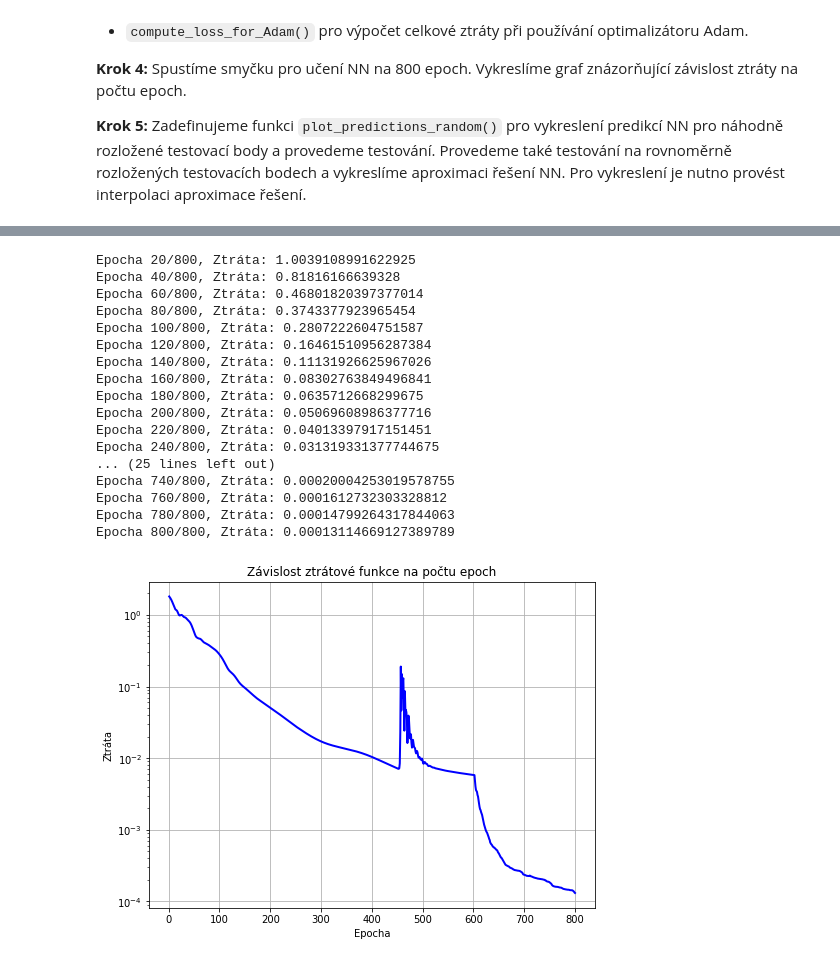
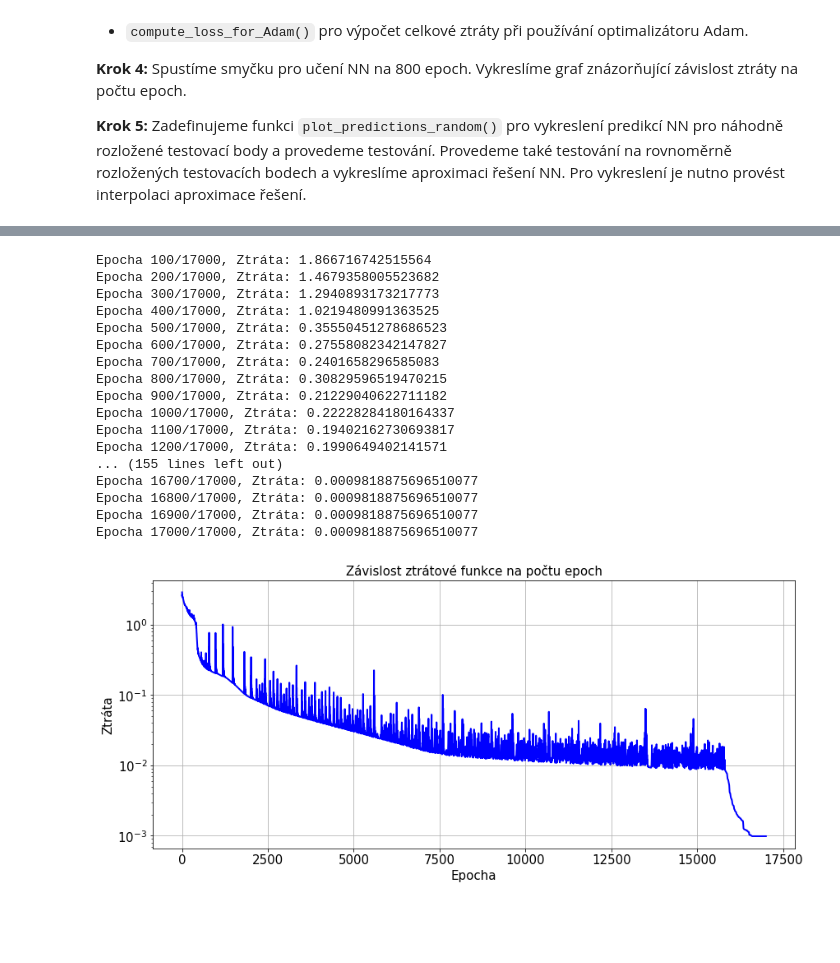
Before and after one commit to STE0493/DP-PINNs, a Jupyter notebook: 4_PUBLISH_2d_uloha_pinn_dve_membrany.ipynb, the cells around one changed output, grey strips where cells are left out. Drawn from its saved outputs; the diff is of its cells as text; code cells hidden in the pictures; blank space fills up the shorter version.

```diff
--- a/4_PUBLISH_2d_uloha_pinn_dve_membrany.ipynb
+++ b/4_PUBLISH_2d_uloha_pinn_dve_membrany.ipynb
@@ -110,14 +111,14 @@ def force_function(y, side):
     # Funkce zatížení definovaná pomocí sigmoidy
     if side == 1:
         center_y = 0.75 # Místo změny síly
-        width = 50.0 # Strmost sigmoidy
+        width = 200.0 # Strmost sigmoidy
         amplitude = -3.0 # Síla zatížení
 
         f = amplitude / (1 + torch.exp(-width * (y - center_y)))
         return f
     elif side == 2:
         center_y = 0.25 # Místo změny síly
-        width = 50.0 # Strmost sigmoidy
+        width = 200.0 # Strmost sigmoidy
         amplitude = -1.0 # Síla zatížení
 
         f = amplitude - amplitude / (1 + torch.exp(-width * (y - center_y)))
@@ -308,9 +309,8 @@ def compute_loss_for_Adam():
     # Ztráty na pravé membráně
     (pde_loss_R, neumann_loss_R, contact_loss_R) = compute_loss_R(laplace_R, du_neumann_R, du_contact, du_contact_R, u_contact_L, u_contact_R, pts_interior_R, normals_R_neumann, normals_L_contact)
 
-    # Celková ztráta s použitím adaptivních vah
-    loss_sum = pde_loss_L + neumann_loss_L + contact_loss_L + pde_loss_R + neumann_loss_R + contact_loss_R
-    loss = pde_loss_L**2/loss_sum + neumann_loss_L**2/loss_sum + contact_loss_L**2/loss_sum + pde_loss_R**2/loss_sum + neumann_loss_R**2/loss_sum + contact_loss_R**2/loss_sum
+    # Celková ztráta se zvětšením vah 100x na kontaktní hranici pro obě membrány
+    loss = pde_loss_L + neumann_loss_L + 100*contact_loss_L + pde_loss_R + neumann_loss_R + 100 *contact_loss_R
 
     return loss
 # %%
@@ -324,12 +324,13 @@ def closure():
     return loss
 # %%
 # Krok 4.1: Trénovací smyčka
-epochs = 800
+epochs = 17000
+lbfgs_epochs = 1200
 loss_values = []
 best_loss = float('inf')  # Initialize with a high value
 best_state = None         # To store the best model state
 for epoch in range(epochs):
-    if epoch <= epochs/2: # Učení NN při optimalizátoru Adam
+    if epoch <= epochs-lbfgs_epochs: # Učení NN při optimalizátoru Adam
         optimizer.zero_grad()
         loss = compute_loss_for_Adam()
         loss.backward()
@@ -340,44 +341,50 @@ for epoch in range(epochs):
     if loss.detach().item() < best_loss:
         best_loss = loss.detach().item()
         best_state = {'NN1_state': copy.deepcopy(NN1.state_dict()), 'NN2_state': copy.deepcopy(NN2.state_dict())}
-    if epoch == 600: # Změna optimalizátoru - využití parametrů NN z nejlepší epochy
+    if epoch == epochs-lbfgs_epochs: # Změna optimalizátoru - využití parametrů NN z nejlepší epochy
         print(f"Změna optimalizátoru v epoše {epoch + 1}. Použití NN s nejlepší ztrátou {best_loss:.4f}")
         NN1.load_state_dict(best_state['NN1_state'])
         NN2.load_state_dict(best_state['NN2_state'])
         optimizer = torch.optim.LBFGS(list(NN1.parameters()) + list(NN2.parameters()), lr=0.1, max_iter=20, history_size=10)
 
-    if (epoch + 1) % 20 == 0:
+    if (epoch + 1) % 100 == 0:
         print(f'Epocha {epoch+1}/{epochs}, Ztráta: {loss.item()}')
+
+# Uložení nastavení natrénovaných NN do souborů
+#torch.save(NN1.state_dict(), "NN1_2mem.pth")
+#torch.save(NN2.state_dict(), "NN2_2mem.pth")
 # %% [output]
-Epocha 20/800, Ztráta: 1.0039108991622925
-Epocha 40/800, Ztráta: 0.81816166639328
-Epocha 60/800, Ztráta: 0.46801820397377014
-Epocha 80/800, Ztráta: 0.3743377923965454
-Epocha 100/800, Ztráta: 0.2807222604751587
-Epocha 120/800, Ztráta: 0.16461510956287384
-Epocha 140/800, Ztráta: 0.11131926625967026
-Epocha 160/800, Ztráta: 0.08302763849496841
-Epocha 180/800, Ztráta: 0.0635712668299675
-Epocha 200/800, Ztráta: 0.05069608986377716
-Epocha 220/800, Ztráta: 0.04013397917151451
-Epocha 240/800, Ztráta: 0.031319331377744675
-... (25 lines left out)
-Epocha 740/800, Ztráta: 0.00020004253019578755
-Epocha 760/800, Ztráta: 0.0001612732303328812
-Epocha 780/800, Ztráta: 0.00014799264317844063
-Epocha 800/800, Ztráta: 0.00013114669127389789
+Epocha 100/17000, Ztráta: 1.866716742515564
+Epocha 200/17000, Ztráta: 1.4679358005523682
+Epocha 300/17000, Ztráta: 1.2940893173217773
+Epocha 400/17000, Ztráta: 1.0219480991363525
+Epocha 500/17000, Ztráta: 0.35550451278686523
+Epocha 600/17000, Ztráta: 0.27558082342147827
+Epocha 700/17000, Ztráta: 0.2401658296585083
+Epocha 800/17000, Ztráta: 0.30829596519470215
+Epocha 900/17000, Ztráta: 0.21229040622711182
+Epocha 1000/17000, Ztráta: 0.22228284180164337
+Epocha 1100/17000, Ztráta: 0.19402162730693817
+Epocha 1200/17000, Ztráta: 0.1990649402141571
+... (155 lines left out)
+Epocha 16700/17000, Ztráta: 0.0009818875696510077
+Epocha 16800/17000, Ztráta: 0.0009818875696510077
+Epocha 16900/17000, Ztráta: 0.0009818875696510077
+Epocha 17000/17000, Ztráta: 0.0009818875696510077
 # %%
 # Krok 4.2: Graf znázorňující závislost ztráty na počtu epoch
-plt.figure(figsize=(8, 6))
+plt.figure(figsize=(14, 6))
 plt.plot(range(1, epochs + 1), loss_values, color='blue', linewidth=2)
 plt.yscale('log')
-plt.title('Závislost ztrátové funkce na počtu epoch')
-plt.xlabel('Epocha')
-plt.ylabel('Ztráta')
+plt.title('Závislost ztrátové funkce na počtu epoch', fontsize=15)
+plt.xlabel('Epocha', fontsize=15)
+plt.ylabel('Ztráta', fontsize=15)
+plt.xticks(fontsize=15)
+plt.yticks(fontsize=15)
 plt.grid(True)
 plt.show()
 # %% [output]
-[figure, old version]
+[figure, new version]
 # %%
 # Krok 5.1: Definice funkce pro vykreslení predikce řešení NN při náhodných testovacích datech
 def plot_predictions_random(points_combined_np, u_pred_combined_np):
```
Also changed, not shown: parts of 4 cells of this notebook.
